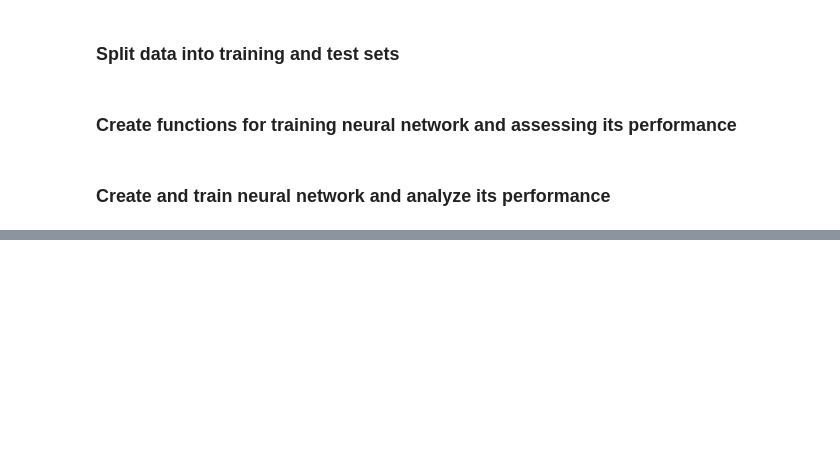
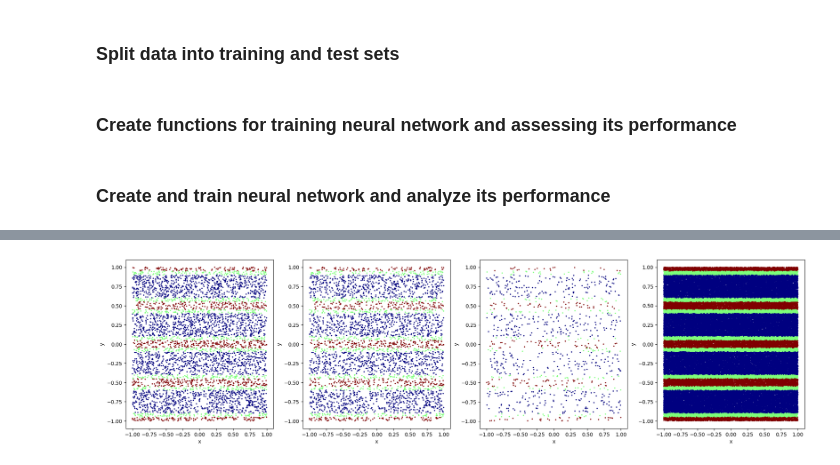
Before and after one commit to michael-sankur/deep-learning-from-scratch, a Jupyter notebook: nn_test_grid.ipynb, the cells around one changed output, grey strips where cells are left out. Drawn from its saved outputs; the diff is of its cells as text; code cells hidden in the pictures; blank space fills up the shorter version.

```diff
--- a/nn_test_grid.ipynb
+++ b/nn_test_grid.ipynb
@@ -229,0 +229,97 @@ plt.show()
+# %%
+Y_pred_train = np.zeros((X_train.shape[0],3))
+Y_pred_test = np.zeros((X_test.shape[0],3))
+
+X_plot = 2*(np.random.rand(int(1e5),2)-0.5)
+Y_plot = np.zeros((X_plot.shape[0],3))
+
+Y_pred_train[:,0] = grid_X_by_L1(X_train, np.arange(-1,1.5,0.5), [0.1, 0.05]).reshape(-1)
+Y_pred_train[:,1] = grid_Y_by_L1(X_train, np.arange(-1,1.5,0.5), [0.1, 0.05]).reshape(-1)
+Y_pred_train[:,2] = grid_by_L2(X_train, np.arange(-1,1.5,0.5), [0.2, 0.1]).reshape(-1)
+
+Y_pred_test[:,0] = grid_X_by_L1(X_test, np.arange(-1,1.5,0.5), [0.1, 0.05]).reshape(-1)
+Y_pred_test[:,1] = grid_Y_by_L1(X_test, np.arange(-1,1.5,0.5), [0.1, 0.05]).reshape(-1)
+Y_pred_test[:,2] = grid_by_L2(X_test, np.arange(-1,1.5,0.5), [0.2, 0.1]).reshape(-1)
+
+Y_pred_train[:,2] = one_hot_to_predictions(nn._compute_output(X_train)).reshape(-1)
+
+Y_pred_test[:,2] = one_hot_to_predictions(nn._compute_output(X_test)).reshape(-1)
+
+
+
+Y_plot[:,0] = grid_X_by_L1(X_plot, np.arange(-1,1.5,0.5), [0.1, 0.05]).reshape(-1)
+Y_plot[:,1] = grid_Y_by_L1(X_plot, np.arange(-1,1.5,0.5), [0.1, 0.05]).reshape(-1)
+Y_plot[:,2] = grid_by_L2(X_plot, np.arange(-1,1.5,0.5), [0.2, 0.1]).reshape(-1)
+
+Y_plot[:,2] = one_hot_to_predictions(nn._compute_output(X_plot)).reshape(-1)
+
+# plt.figure(figsize=(24,6))
+# plt.subplot(1,4,1)
+# # plt.imshow(zxp, cmap=plt.get_cmap('gray'), extent=[-1, 1, -1, 1])
+# plt.scatter(xx[:,0], xx[:,1], c=yy[:,0]/2, cmap="jet", s=2)
+# plt.xlabel("x")
+# plt.ylabel("y")
+# plt.subplot(1,4,2)
+# # plt.imshow(zyp, cmap=plt.get_cmap('gray'), extent=[-1, 1, -1, 1])
+# plt.scatter(X_train[:,0], X_train[:,1], c=Y_pred_train[:,0]/2, cmap="jet", s=2)
+# plt.xlabel("x")
+# plt.ylabel("y")
+# plt.subplot(1,4,3)
+# # plt.imshow(zxyp, cmap=plt.get_cmap('gray'), extent=[-1, 1, -1, 1])
+# plt.scatter(X_test[:,0], X_test[:,1], c=Y_pred_test[:,0]/2, cmap="jet", s=2)
+# plt.xlabel("x")
+# plt.ylabel("y")
+# plt.subplot(1,4,4)
+# # plt.imshow(zxyp, cmap=plt.get_cmap('gray'), extent=[-1, 1, -1, 1])
+# plt.scatter(X_plot[:,0], X_plot[:,1], c=Y_plot[:,0]/2, cmap="jet", s=2)
+# plt.xlabel("x")
+# plt.ylabel("y")
+# plt.show()
+
+# plt.figure(figsize=(24,6))
+# plt.subplot(1,4,1)
+# # plt.imshow(zxp, cmap=plt.get_cmap('gray'), extent=[-1, 1, -1, 1])
+# plt.scatter(xx[:,0], xx[:,1], c=yy[:,1]/2, cmap="jet", s=2)
+# plt.xlabel("x")
+# plt.ylabel("y")
+# plt.subplot(1,4,2)
+# # plt.imshow(zyp, cmap=plt.get_cmap('gray'), extent=[-1, 1, -1, 1])
+# plt.scatter(X_train[:,0], X_train[:,1], c=Y_pred_train[:,1]/2, cmap="jet", s=2)
+# plt.xlabel("x")
+# plt.ylabel("y")
+# plt.subplot(1,4,3)
+# # plt.imshow(zxyp, cmap=plt.get_cmap('gray'), extent=[-1, 1, -1, 1])
+# plt.scatter(X_test[:,0], X_test[:,1], c=Y_pred_test[:,1]/2, cmap="jet", s=2)
+# plt.xlabel("x")
+# plt.ylabel("y")
+# plt.subplot(1,4,4)
+# # plt.imshow(zxyp, cmap=plt.get_cmap('gray'), extent=[-1, 1, -1, 1])
+# plt.scatter(X_plot[:,0], X_plot[:,1], c=Y_plot[:,1]/2, cmap="jet", s=2)
+# plt.xlabel("x")
+# plt.ylabel("y")
+# plt.show()
+
+plt.figure(figsize=(24,6))
+plt.subplot(1,4,1)
+# plt.imshow(zxp, cmap=plt.get_cmap('gray'), extent=[-1, 1, -1, 1])
+plt.scatter(xx[:,0], xx[:,1], c=yy[:,2]/2, cmap="jet", s=2)
+plt.xlabel("x")
+plt.ylabel("y")
+plt.subplot(1,4,2)
+# plt.imshow(zyp, cmap=plt.get_cmap('gray'), extent=[-1, 1, -1, 1])
+plt.scatter(X_train[:,0], X_train[:,1], c=Y_pred_train[:,2]/2, cmap="jet", s=2)
+plt.xlabel("x")
+plt.ylabel("y")
+plt.subplot(1,4,3)
+# plt.imshow(zxyp, cmap=plt.get_cmap('gray'), extent=[-1, 1, -1, 1])
+plt.scatter(X_test[:,0], X_test[:,1], c=Y_pred_test[:,2]/2, cmap="jet", s=2)
+plt.xlabel("x")
+plt.ylabel("y")
+plt.subplot(1,4,4)
+# plt.imshow(zxyp, cmap=plt.get_cmap('gray'), extent=[-1, 1, -1, 1])
+plt.scatter(X_plot[:,0], X_plot[:,1], c=Y_plot[:,2]/2, cmap="jet", s=2)
+plt.xlabel("x")
+plt.ylabel("y")
+plt.show()
+# %% [output]
+[figure, added]
```
Also changed, not shown: parts of 10 cells of this notebook, 2 other files.
